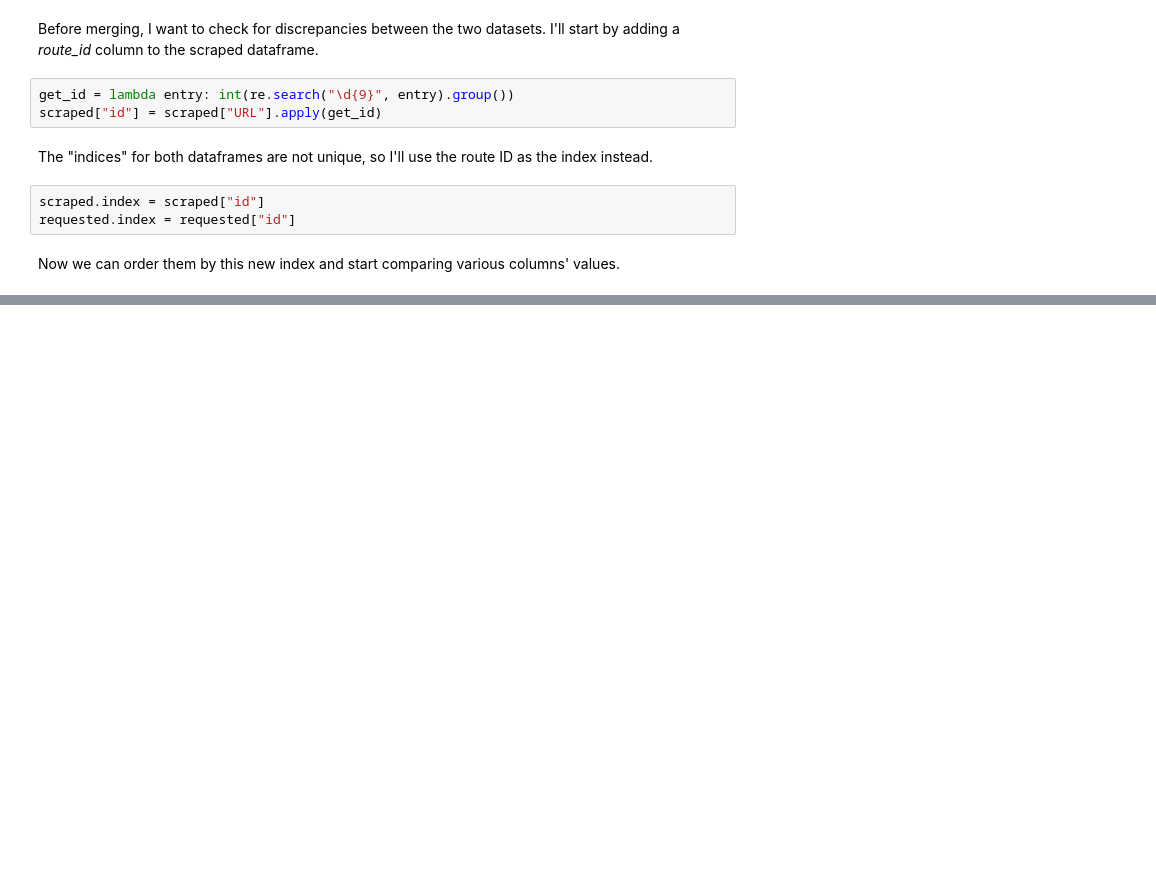
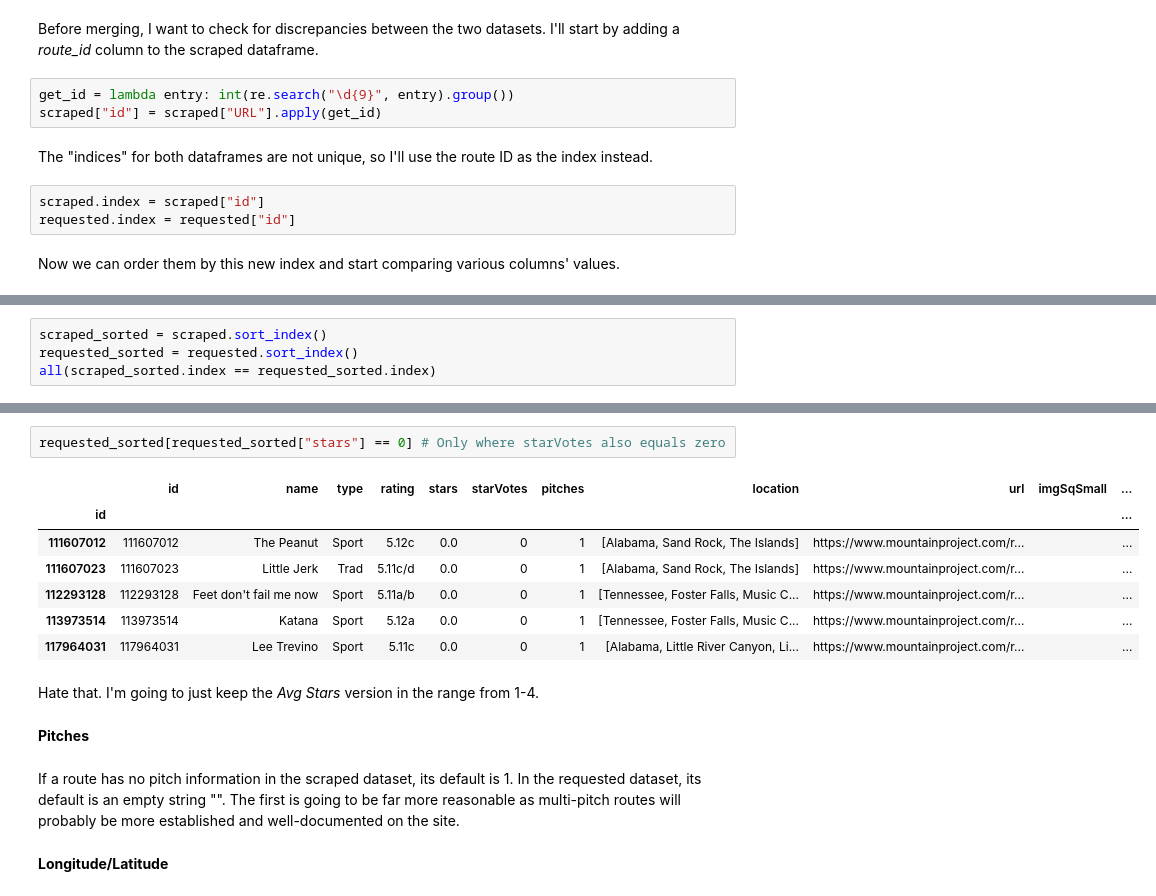
Before and after one commit to william-rice/mtn-proj, a Jupyter notebook: combine_routes.ipynb, the cells around one changed output, grey strips where cells are left out. Saved outputs shown, nothing was run; the diff lists cells and outputs as text; blank space fills up the shorter version.

Commit message:
merge datasets, begin exploratory analysis

```diff
--- a/combine_routes.ipynb
+++ b/combine_routes.ipynb
@@ -98,0 +72,4 @@ scraped.head()
+# %%
+scraped_sorted = scraped.sort_index()
+requested_sorted = requested.sort_index()
+all(scraped_sorted.index == requested_sorted.index)
@@ -98,0 +147,18 @@ scraped.head()
+# %%
+requested_sorted[requested_sorted["stars"] == 0] # Only where starVotes also equals zero
+# %% [output]
+|  | id | name | type | rating | stars | starVotes | pitches | location | url | imgSqSmall | ... |
+| id |  |  |  |  |  |  |  |  |  |  | ... |
+| 111607012 | 111607012 | The Peanut | Sport | 5.12c | 0.0 | 0 | 1 | [Alabama, Sand Rock, The Islands] | https://www.mountainproject.com/r... |  | ... |
+| 111607023 | 111607023 | Little Jerk | Trad | 5.11c/d | 0.0 | 0 | 1 | [Alabama, Sand Rock, The Islands] | https://www.mountainproject.com/r... |  | ... |
+| 112293128 | 112293128 | Feet don't fail me now | Sport | 5.11a/b | 0.0 | 0 | 1 | [Tennessee, Foster Falls, Music C... | https://www.mountainproject.com/r... |  | ... |
+| 113973514 | 113973514 | Katana | Sport | 5.12a | 0.0 | 0 | 1 | [Tennessee, Foster Falls, Music C... | https://www.mountainproject.com/r... |  | ... |
+| 117964031 | 117964031 | Lee Trevino | Sport | 5.11c | 0.0 | 0 | 1 | [Alabama, Little River Canyon, Li... | https://www.mountainproject.com/r... |  | ... |
+# %% [markdown]
+Hate that. I'm going to just keep the *Avg Stars* version in the range from 1-4.
+# %% [markdown]
+**Pitches**
+# %% [markdown]
+If a route has no pitch information in the scraped dataset, its default is 1. In the requested dataset, its default is an empty string "". The first is going to be far more reasonable as multi-pitch routes will probably be more established and well-documented on the site.
+# %% [markdown]
+**Longitude/Latitude**
```
Also changed, not shown: parts of 28 cells of this notebook, 2 other files.
